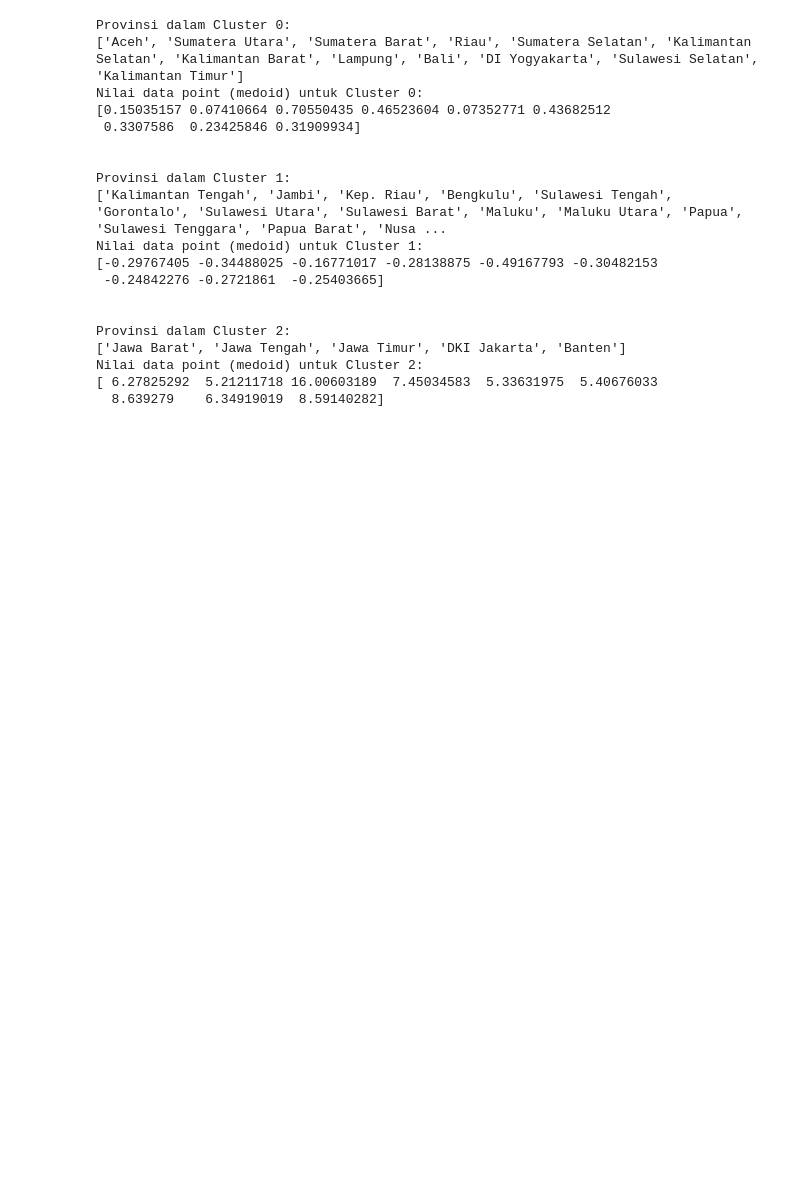
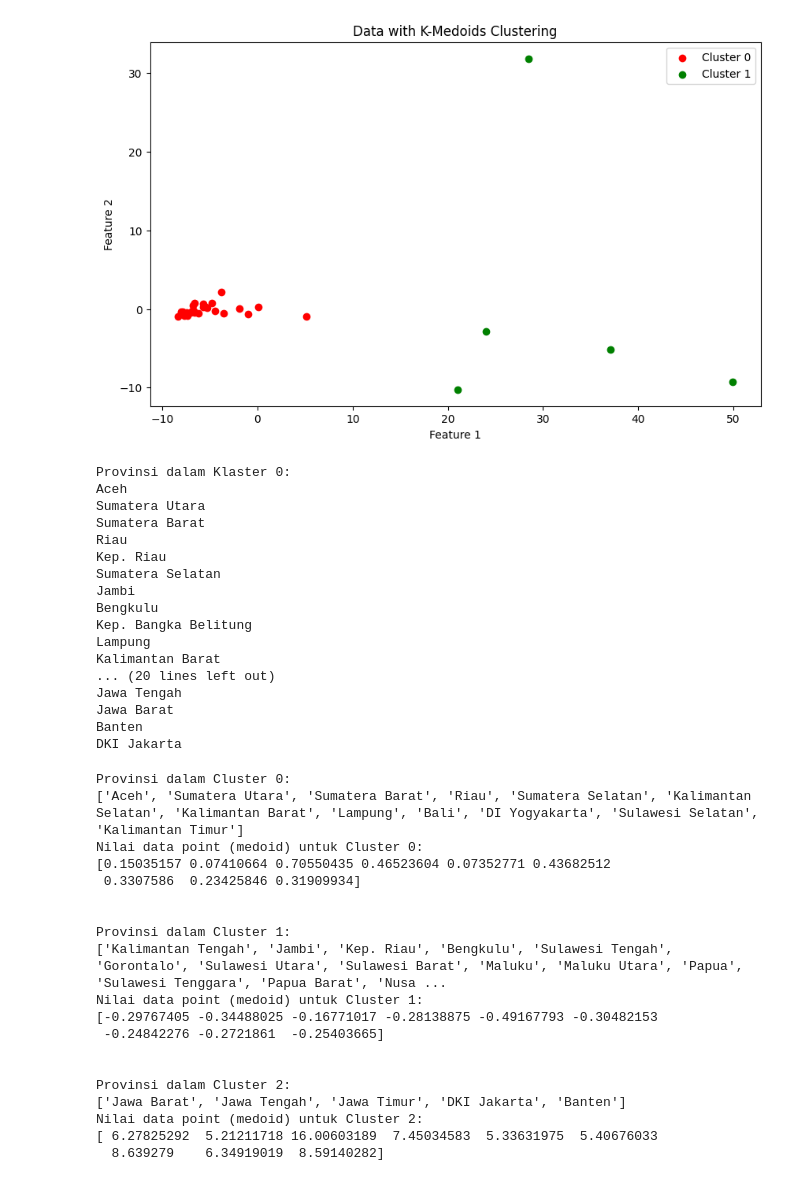
Before and after one commit to XQVWMM/konsumsi-listrik-notebook, a Jupyter notebook: KMedoids.ipynb, the cells around one changed output. Saved outputs shown, nothing was run; the diff lists cells and outputs as text; code cells hidden in the pictures; blank space fills up the shorter version.

```diff
--- a/KMedoids.ipynb
+++ b/KMedoids.ipynb
@@ -11,3 +70,54 @@ dataf = pd.read_csv('../DATASET/Hasil_Gabungan.csv')
+# %%
+optimal_k = 2
+initial_medoids = np.random.choice(range(dataS_scaled.shape[0]), size=optimal_k, replace=False).tolist()
+
+
+kmedoids_model = kmedoids(dataS_scaled, initial_medoids, metric=distance_metric(type_metric.EUCLIDEAN))
+kmedoids_model.process()
+
+clusters = kmedoids_model.get_clusters()
+
+def plot_data(X, clusters):
+    plt.figure(figsize=(10, 6))
+    if X.shape[1] > 2:
+        pca = PCA(n_components=2)
+        X = pca.fit_transform(X)
+
+    colors = ['r', 'g']
+    for i, cluster in enumerate(clusters):
+        cluster_data = X[cluster]
+        plt.scatter(cluster_data[:, 0], cluster_data[:, 1], color=colors[i % len(colors)], label=f'Cluster {i}')
+
+    plt.title('Data with K-Medoids Clustering')
+    plt.xlabel('Feature 1')
+    plt.ylabel('Feature 2')
+    plt.legend()
+    plt.show()
+
+plot_data(dataS_scaled, clusters)
+for i, cluster in enumerate(clusters):
+    print(f"Provinsi dalam Klaster {i}:")
+    for idx in cluster:
+        print(dataS['Provinsi'].iloc[idx])
+# %% [output]
+[figure, added]
+Provinsi dalam Klaster 0:
+Aceh
+Sumatera Utara
+Sumatera Barat
+Riau
+Kep. Riau
+Sumatera Selatan
+Jambi
+Bengkulu
+Kep. Bangka Belitung
+Lampung
+Kalimantan Barat
+... (20 lines left out)
+Jawa Tengah
+Jawa Barat
+Banten
+DKI Jakarta
 # %%
 features1 = ['Residential_2021', 'Business_2021', 'Industrial_2021', 'Social_2021', 'Gov_Office_2021', 'Pub_Street_2021', 'Total_2021', 'JP_2021', 'KP_2021']
 np.random.seed(42)
```
Also changed, not shown: parts of 2 cells of this notebook, 2 other files.
